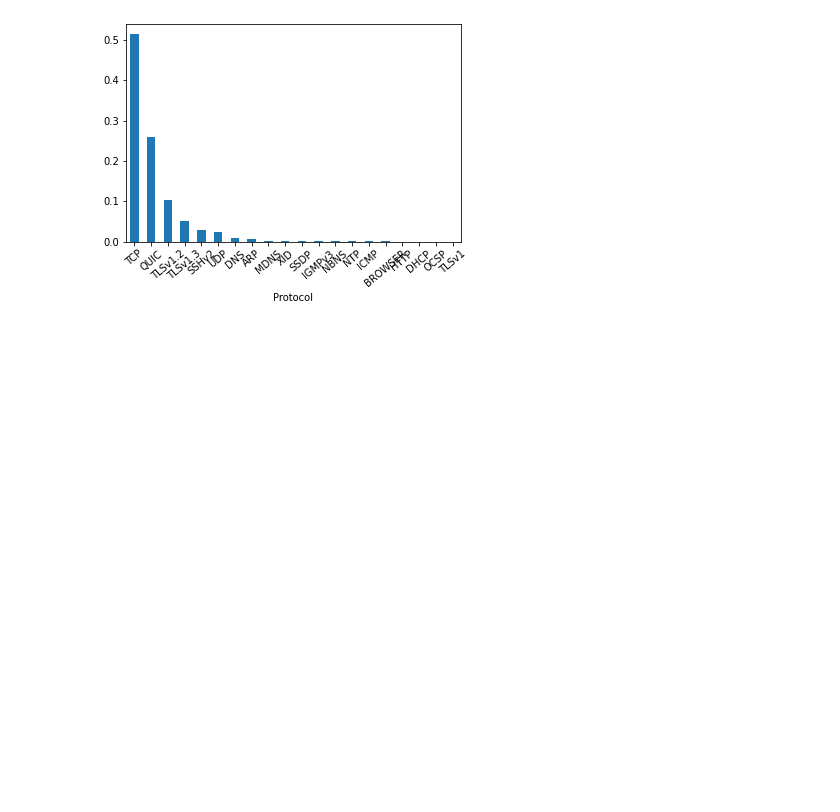
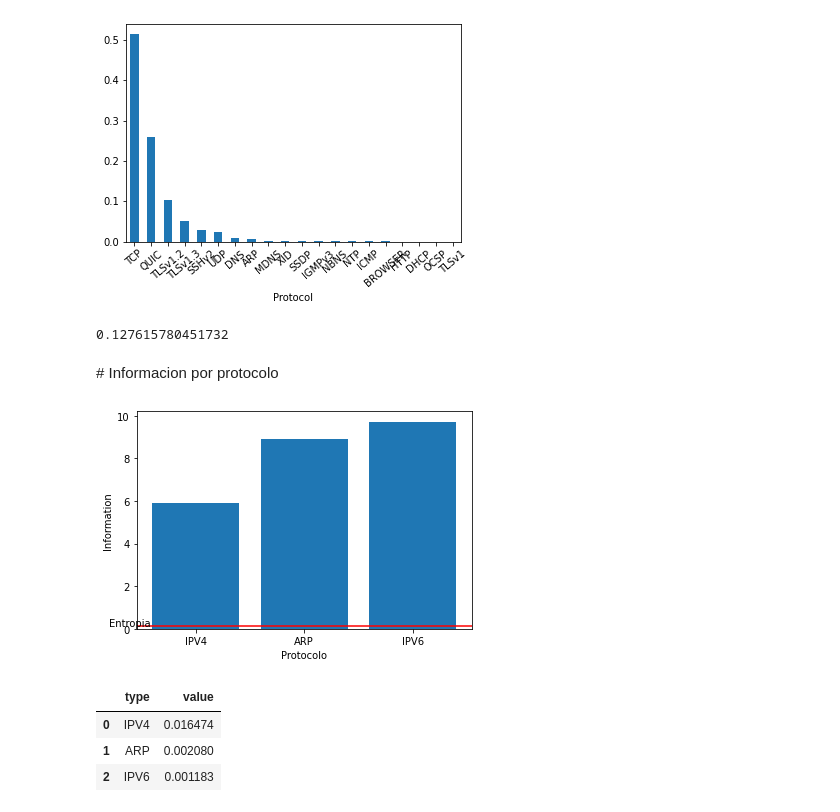
Before and after one commit to cap-diego/tdc-tp1, a Jupyter notebook: tp1.ipynb, the cells around one changed output. Saved outputs shown, nothing was run; the diff lists cells and outputs as text; code cells hidden in the pictures; blank space fills up the shorter version.

```diff
--- a/tp1.ipynb
+++ b/tp1.ipynb
@@ -44,3 +50,26 @@ df.value_counts(df.Protocol, normalize=True).plot.bar(rot=40)
 # %% [output]
 <AxesSubplot:xlabel='Protocol'>
 [figure]
+# %%
+df_entropy[df_entropy["dataset"]==dataset]["value"].item()
+# %% [output]
+0.127615780451732
+# %% [markdown]
+# Informacion por protocolo
+# %%
+plt.bar(df_info["type"], df_info["value"])
+plt.xlabel("Protocolo")
+plt.ylabel("Information")
+entropy = df_entropy[df_entropy["dataset"]==dataset]["value"].item()
+plt.axhline(y=entropy, color='r', linestyle='-')
+plt.text(-0.8,entropy,'Entropia')
+plt.show()
+# %% [output]
+[figure, added]
+# %%
+df_freq
+# %% [output]
+|  | type | value |
+| 0 | IPV4 | 0.016474 |
+| 1 | ARP | 0.002080 |
+| 2 | IPV6 | 0.001183 |
```
Also changed, not shown: parts of 5 cells of this notebook, 2 other files.
